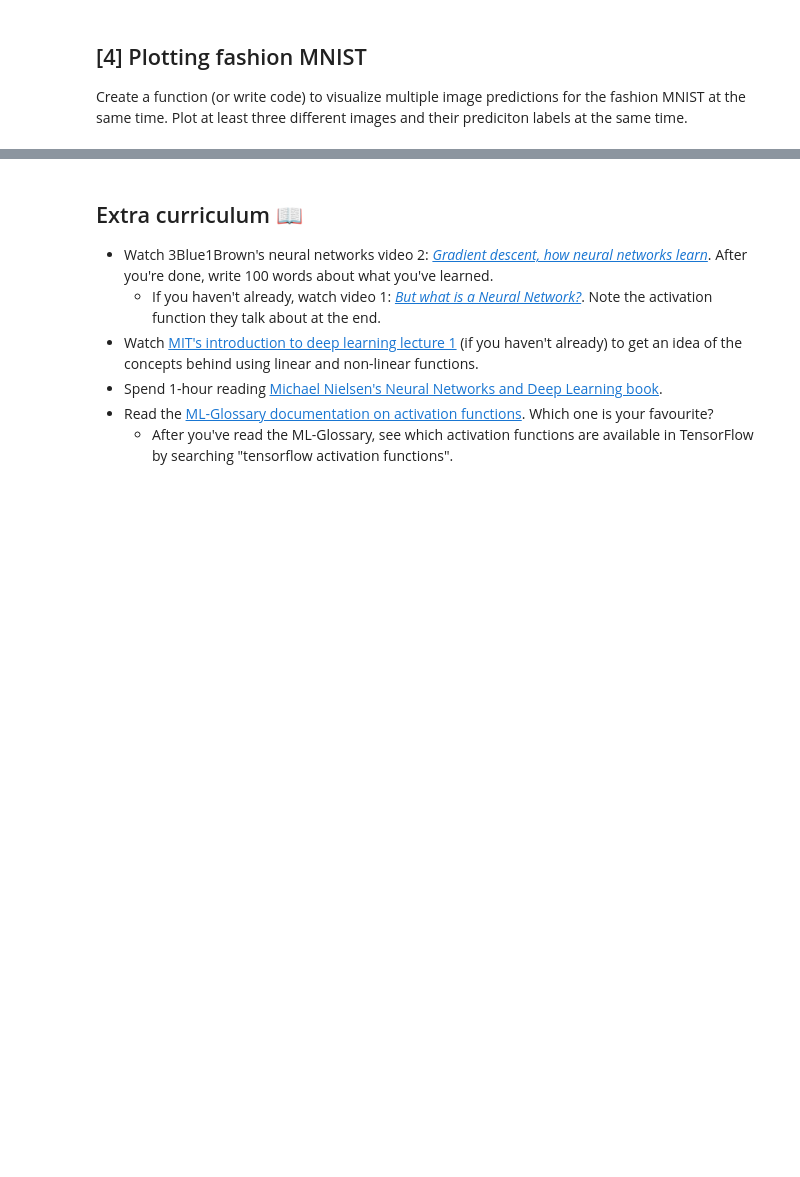
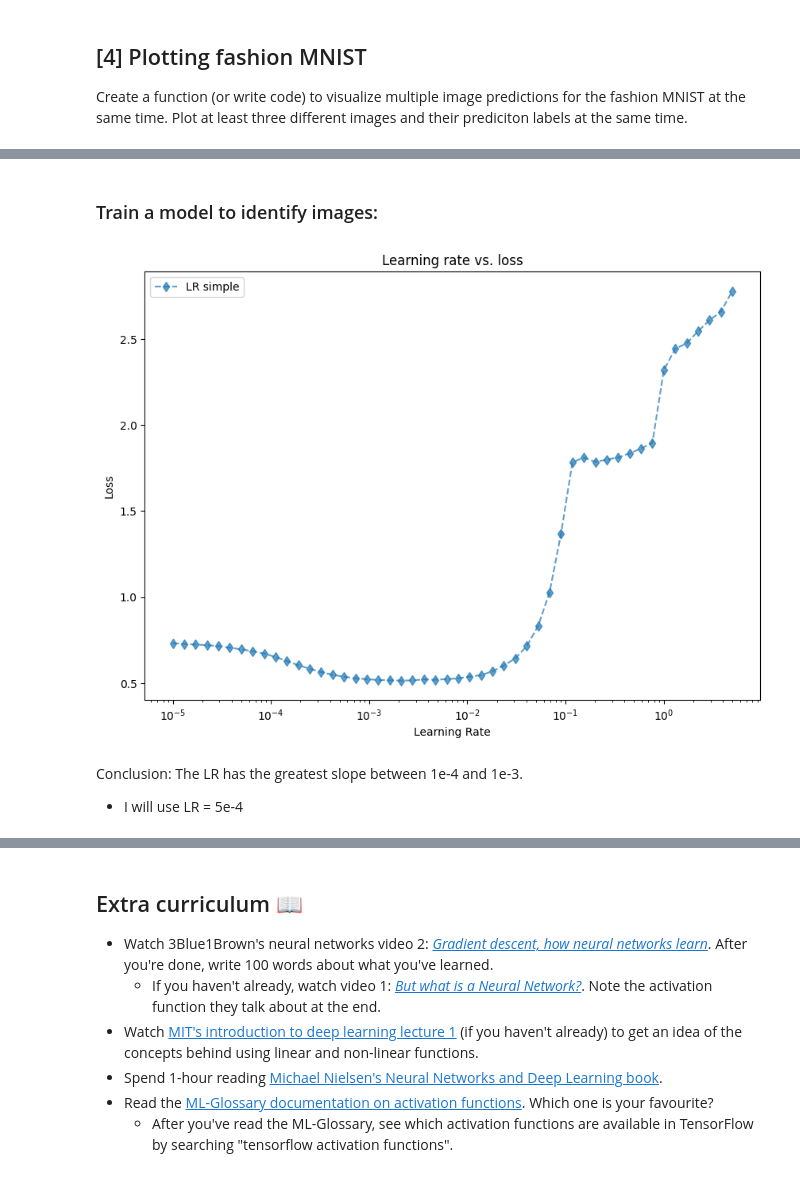
Before and after one commit to Fertmeneses/tensorflow-deep-learning, a Jupyter notebook: practice/02_exercises.ipynb, the cells around one changed output, grey strips where cells are left out. Cells and saved outputs as stored; diff of their text form; code cells hidden in the pictures; blank space fills up the shorter version.

```diff
--- a/practice/02_exercises.ipynb
+++ b/practice/02_exercises.ipynb
@@ -294,0 +378,28 @@ visualize_examples(train_data,train_labels,class_names=class_names,N=7,columns=4
+# %% [markdown]
+### Train a model to identify images:
+# %%
+# First normalize data:
+train_data_norm = train_data / 255.0
+test_data_norm = test_data / 255.0
+# %%
+# Find a good learning rate, using only the simple forward schedule:
+history_f, history_r, history_s = find_LR(
+    train_data_norm,train_labels,
+    fw_reset=False, rev_reset=False, simple=True,
+    flatten_shape=train_data_norm.shape[1:],
+    dense_layers=[4,4],
+    output_size=len(class_names),
+    hidden_activ='relu',
+    last_activ='softmax',
+    loss=tf.keras.losses.SparseCategoricalCrossentropy(),
+    optimizer='Adam',
+    metrics=['accuracy'],
+    epochs=50,
+    min_LR=1e-5,max_LR=5e0
+    )
+plot_LR_rates(history_f, history_r, history_s,ylim=None)
+# %% [output]
+[figure, added]
+# %% [markdown]
+Conclusion: The LR has the greatest slope between 1e-4 and 1e-3.
+* I will use LR = 5e-4
```
Also changed, not shown: parts of 13 cells of this notebook.
